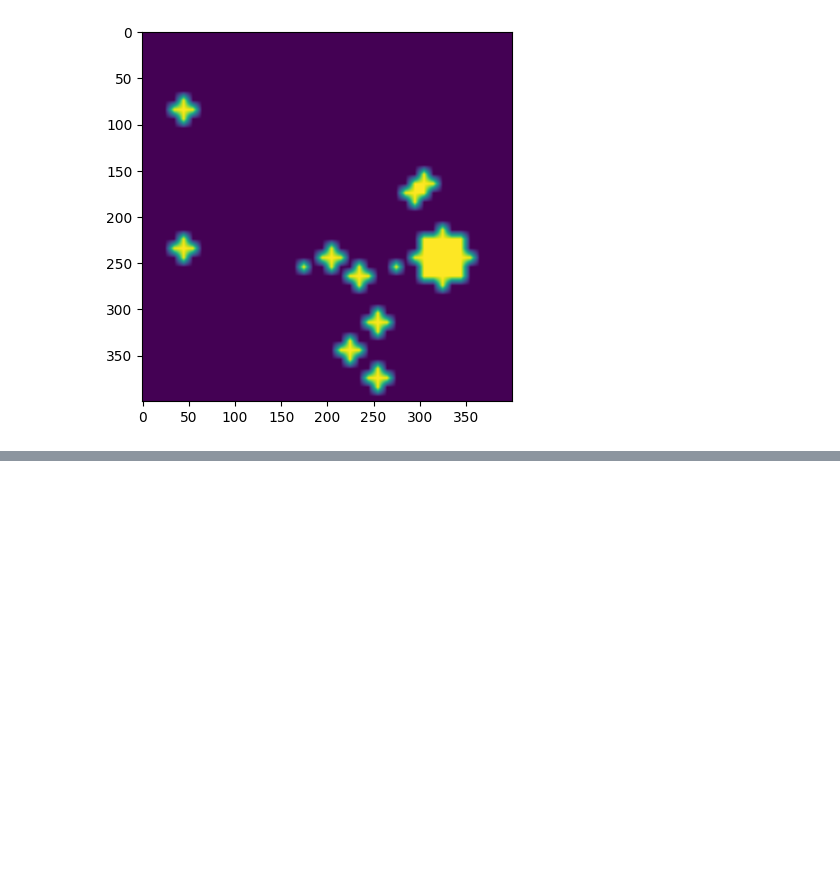
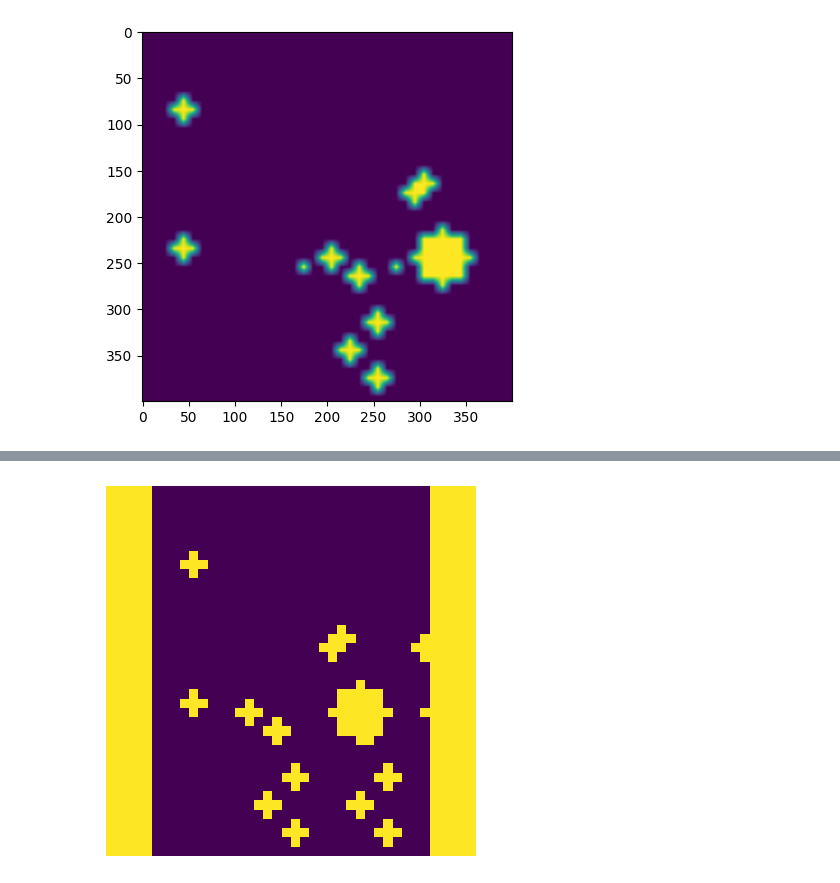
Before and after one commit to CorporalCleg/RobotQ, a Jupyter notebook: robotq/env.ipynb, the cells around one changed output, grey strips where cells are left out. Drawn from its saved outputs; the diff is of its cells as text; code cells hidden in the pictures; blank space fills up the shorter version.

```diff
--- a/robotq/env.ipynb
+++ b/robotq/env.ipynb
@@ -29,2 +55,9 @@ plt.imshow(env.render())
+# %%
+plt.imshow(env.collission_map[2])
+plt.axis("off")
+plt.savefig("C_MAP")
+plt.show()
+# %% [output]
+[figure, added]
 # %%
 # Training parameters
```
Also changed, not shown: parts of 16 cells of this notebook, 1 other file.
